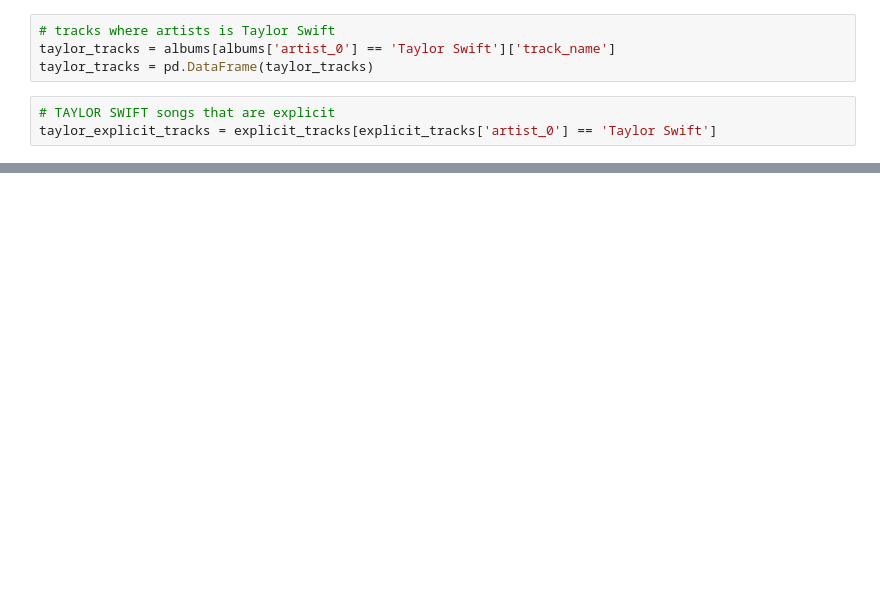
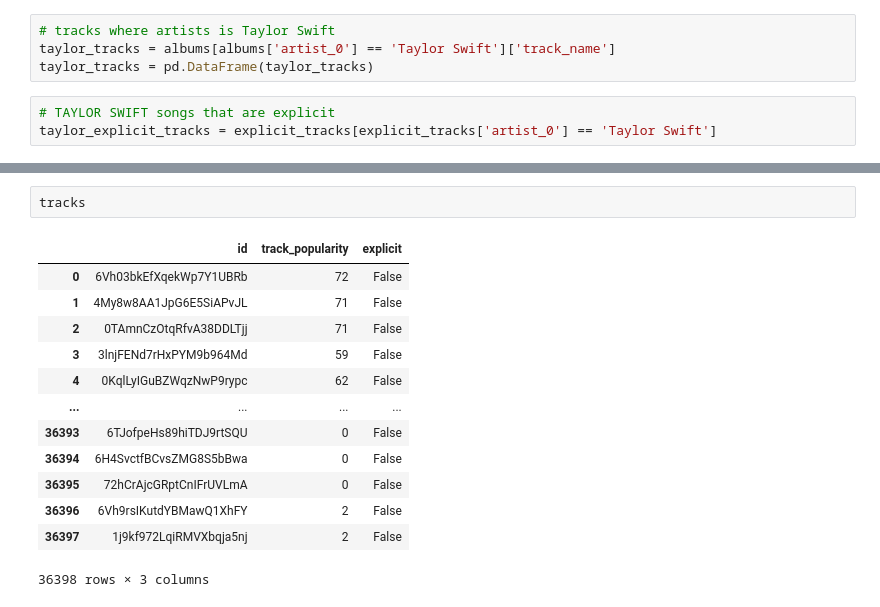
Before and after one commit to ddutjnrevenge-universe/Spotify-API-Data-Crawling, a Jupyter notebook: test.ipynb, the cells around one changed output, grey strips where cells are left out. Saved outputs shown, nothing was run; the diff lists cells and outputs as text; blank space fills up the shorter version.

```diff
--- a/test.ipynb
+++ b/test.ipynb
@@ -143 +146,17 @@ taylor_explicit_tracks
 85 rows × 18 columns
+# %%
+tracks
+# %% [output]
+|  | id | track_popularity | explicit |
+| 0 | 6Vh03bkEfXqekWp7Y1UBRb | 72 | False |
+| 1 | 4My8w8AA1JpG6E5SiAPvJL | 71 | False |
+| 2 | 0TAmnCzOtqRfvA38DDLTjj | 71 | False |
+| 3 | 3lnjFENd7rHxPYM9b964Md | 59 | False |
+| 4 | 0KqlLyIGuBZWqzNwP9rypc | 62 | False |
+| ... | ... | ... | ... |
+| 36393 | 6TJofpeHs89hiTDJ9rtSQU | 0 | False |
+| 36394 | 6H4SvctfBCvsZMG8S5bBwa | 0 | False |
+| 36395 | 72hCrAjcGRptCnIFrUVLmA | 0 | False |
+| 36396 | 6Vh9rsIKutdYBMawQ1XhFY | 2 | False |
+| 36397 | 1j9kf972LqiRMVXbqja5nj | 2 | False |
+36398 rows × 3 columns
```
Also changed, not shown: parts of 9 cells of this notebook, 2 other files.
